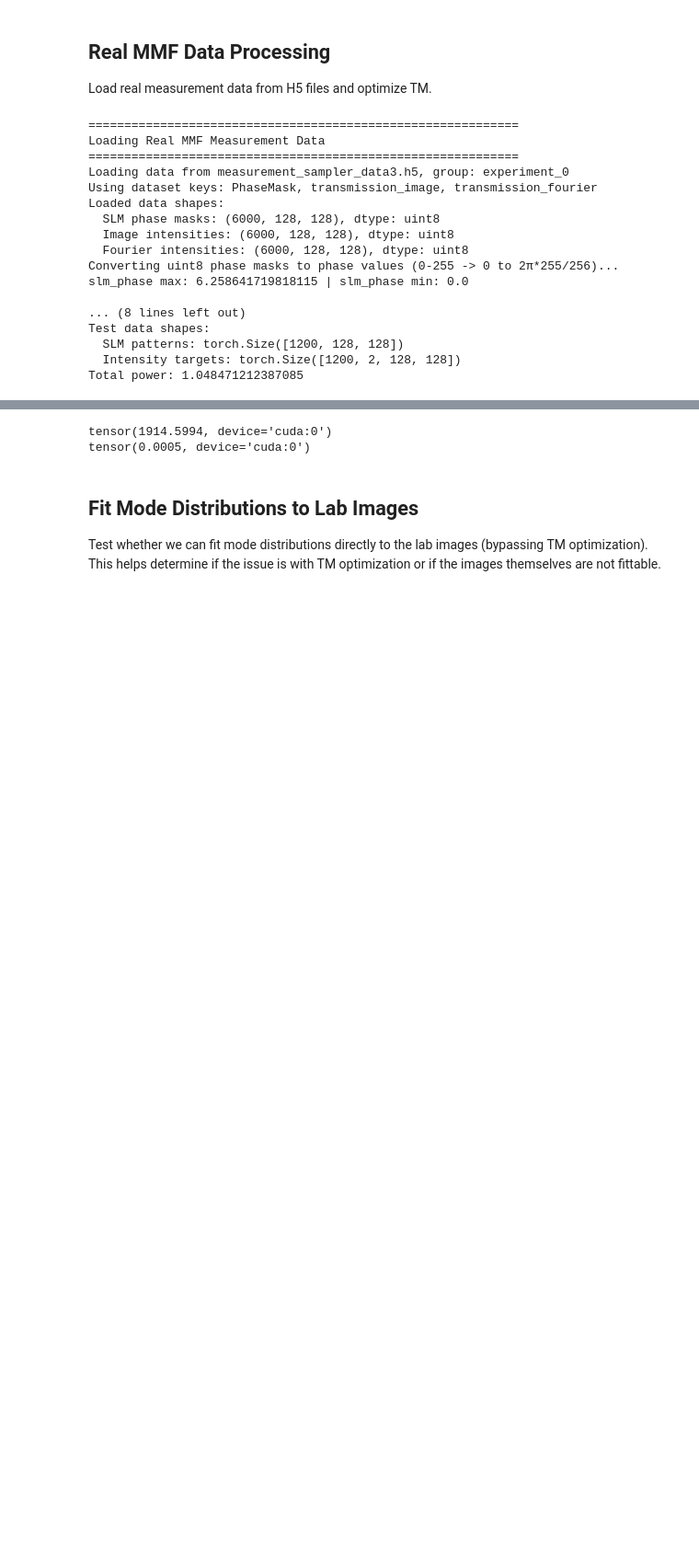
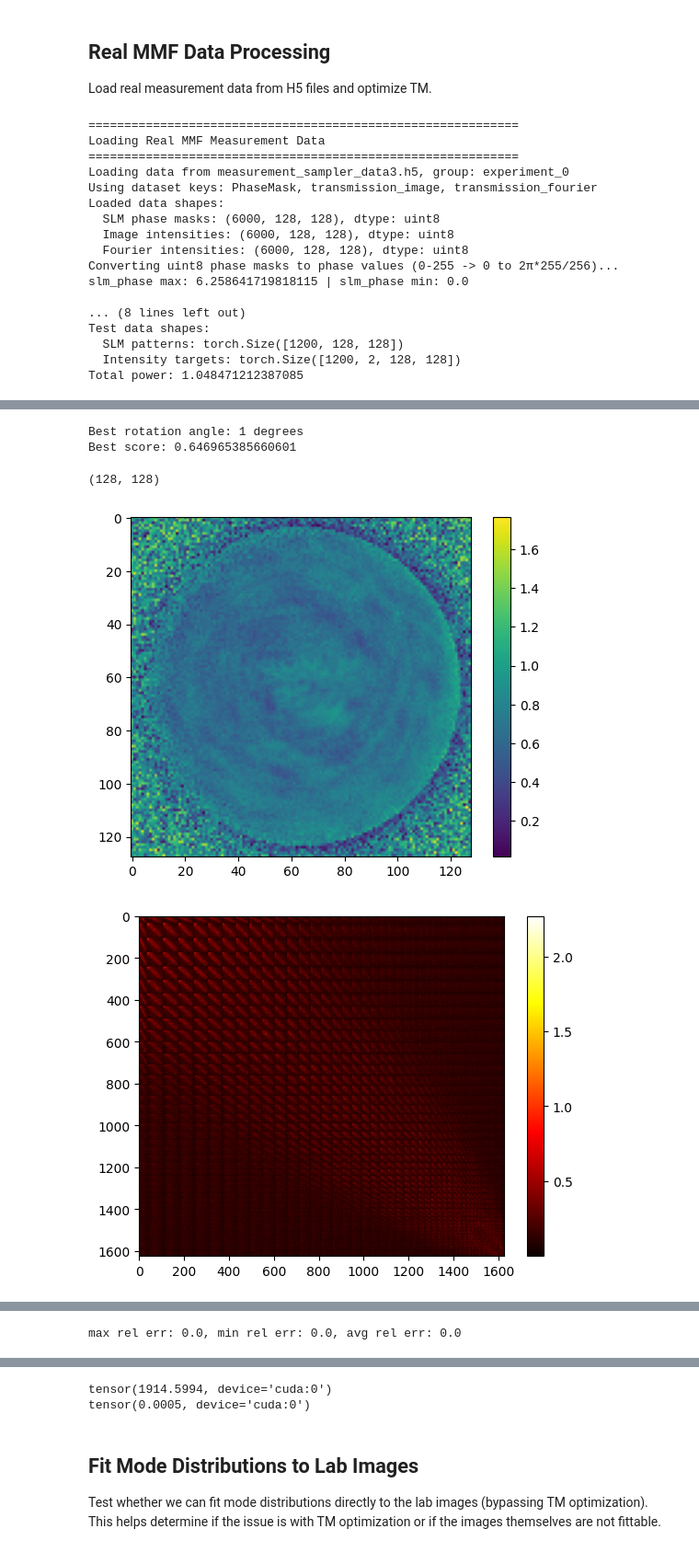
Before and after one commit to dvirmarsh/TM_aquisition, a Jupyter notebook: TM_retrieve.ipynb, the cells around one changed output, grey strips where cells are left out. Shown at 92% size. Saved outputs shown, nothing was run; the diff lists cells and outputs as text; code cells hidden in the pictures; blank space fills up the shorter version.

```diff
--- a/TM_retrieve.ipynb
+++ b/TM_retrieve.ipynb
@@ -538,6 +431,8 @@ train_data, test_data = load_real_mmf_data(
 # System parameters
 wavelength = 632.8e-9
 core_index = 1.457
+NA = 0.2243  # measured NA in the lab
+core_radius = 25.53e-6  # 25.53 micron core radius measured in the lab
 cladding_index = np.sqrt(core_index**2 - NA**2)
 N_0 = 128
 f = 200e-3 # focal length of the lens
@@ -736,7 +631,8 @@ tm_system_real = TMMeasurementSystem(
     zoomfft_params=zoomfft_params,
     zernike_n_modes=8,
     lab_data=False,
-    dx=dx_final['tran']
+    dx=dx_final['tran'],
+    enforce_symmetric_tm=False
 )
 print("System initialized successfully!")
 # %% [output]
@@ -1014,0 +1018,51 @@ Visualization complete!
+# %%
+import numpy as np
+import cv2
+
+def best_rotation_angle(src, tgt):
+    best_angle = 0
+    best_score = -np.inf
+    h, w = src.shape[:2]
+    center = (w // 2, h // 2)
+
+    for angle in range(0, 360):
+        M = cv2.getRotationMatrix2D(center, angle, 1.0)
+        rotated = cv2.warpAffine(src, M, (w, h))
+        # Compute normalized correlation
+        corr = np.corrcoef(rotated.ravel(), tgt.ravel())[0, 1]
+        if corr > best_score:
+            best_score = corr
+            best_angle = angle
+    return best_angle, best_score
+idx = 1
+best_angle, best_score = best_rotation_angle(test_target_np[idx], test_pred_np[idx])
+print(f"Best rotation angle: {best_angle} degrees")
+print(f"Best score: {best_score}")
+# %% [output]
+Best rotation angle: 1 degrees
+Best score: 0.646965385660601
+# %%
+amp = tm_system_real.slm_complex_amplitude.detach().cpu().numpy()
+print(amp.shape)
+plt.figure()
+plt.imshow(np.log(1+np.abs(amp)))
+plt.colorbar()
+plt.show()
+
+TM_abs = tm_system_real.optimized_tm_tensor.abs().detach().cpu().numpy()
+plt.figure()
+plt.imshow(TM_abs, cmap='hot', aspect='auto')
+plt.colorbar()
+plt.show()
+
+plt.figure()
+plt.imshow(np.abs(TM_abs - TM_abs.T)/(TM_abs+1e-2), cmap='hot', aspect='auto')
+plt.colorbar()
+plt.show()
+
+rel_err = np.abs(TM_abs - TM_abs.T)#/(TM_abs+1e-2)
+print(f"max rel err: {rel_err.max()}, min rel err: {rel_err.min()}, avg rel err: {rel_err.mean()}")
+# %% [output]
+(128, 128)
+[figure, added]
+[figure, added]
@@ -1015,3 +1070,4 @@ Visualization complete!
+max rel err: 0.0, min rel err: 0.0, avg rel err: 0.0
 # %%
 print(train_data['intensity_targets'].shape)
 im_sum = train_data['intensity_targets'].sum(dim=0)
```
Also changed, not shown: parts of 12 cells of this notebook, 4 other files.
